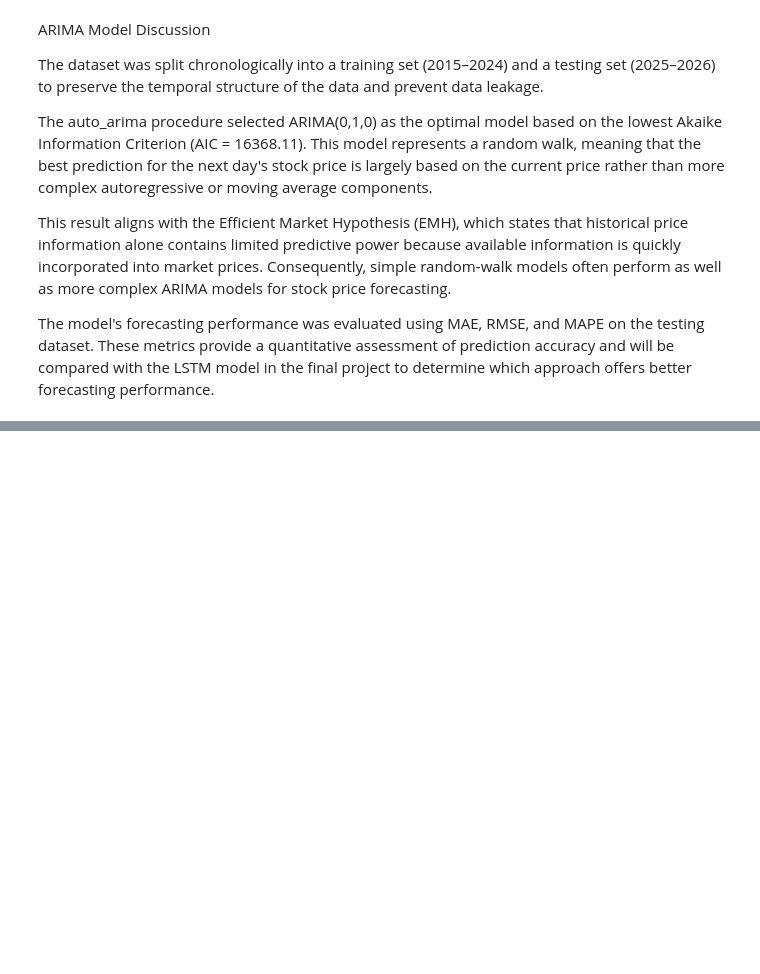
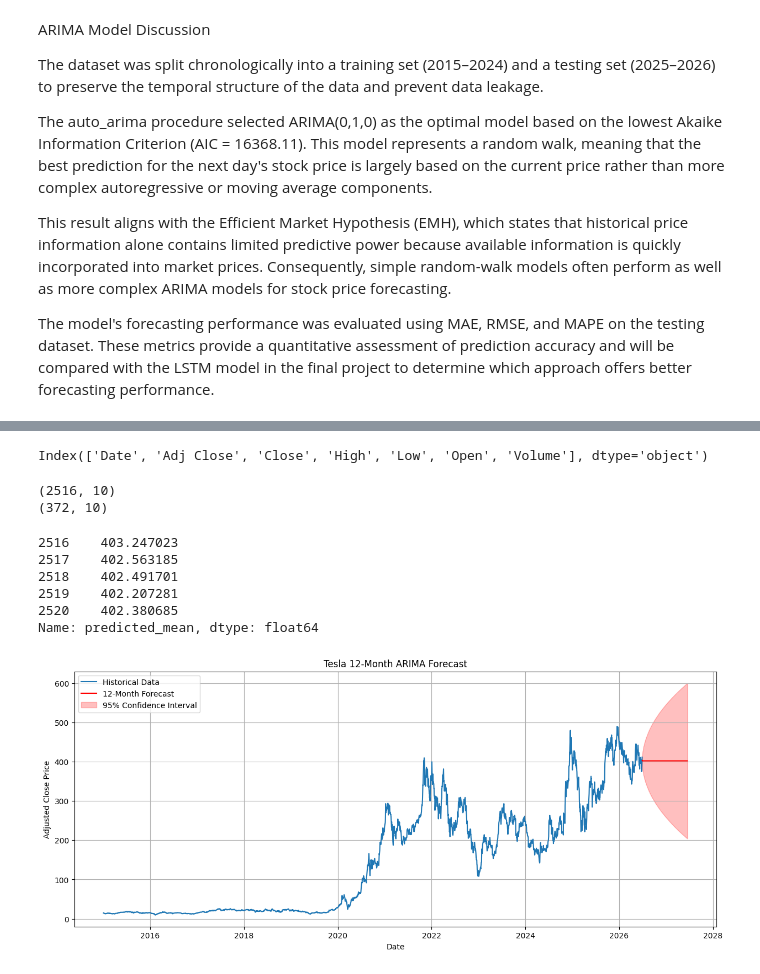
Before and after one commit to MahletBizunehBekele/portfolio-optimization, a Jupyter notebook: notebooks/01_data_preprocessing_and_eda.ipynb, the cells around one changed output, grey strips where cells are left out. Saved outputs shown, nothing was run; the diff lists cells and outputs as text; code cells hidden in the pictures; blank space fills up the shorter version.

Commit message:
Complete portfolio optimization project with ARIMA forecasting

```diff
--- a/notebooks/01_data_preprocessing_and_eda.ipynb
+++ b/notebooks/01_data_preprocessing_and_eda.ipynb
@@ -371,0 +442,8 @@ The model's forecasting performance was evaluated using MAE, RMSE, and MAPE on t
+# %%
+tsla.columns = [col[0] for col in tsla.columns]
+spy.columns = [col[0] for col in spy.columns]
+bnd.columns = [col[0] for col in bnd.columns]
+
+print(tsla.columns)
+# %% [output]
+Index(['Date', 'Adj Close', 'Close', 'High', 'Low', 'Open', 'Volume'], dtype='object')
@@ -371,0 +472,69 @@ The model's forecasting performance was evaluated using MAE, RMSE, and MAPE on t
+# %%
+train, test = train_test_split_time_series(tsla)
+
+print(train.shape)
+print(test.shape)
+# %% [output]
+(2516, 10)
+(372, 10)
+# %%
+model = fit_arima(
+    train["Adj Close"],
+    order=(5,1,0)
+)
+# %%
+future_results = model.get_forecast(steps=252)
+
+future_mean = future_results.predicted_mean
+
+future_ci = future_results.conf_int()
+
+future_mean.head()
+# %% [output]
+2516    403.247023
+2517    402.563185
+2518    402.491701
+2519    402.207281
+2520    402.380685
+Name: predicted_mean, dtype: float64
+# %%
+future_dates = pd.bdate_range(
+    start=tsla["Date"].iloc[-1] + pd.Timedelta(days=1),
+    periods=252
+)
+# %%
+import matplotlib.pyplot as plt
+
+plt.figure(figsize=(15,6))
+
+plt.plot(
+    tsla["Date"],
+    tsla["Adj Close"],
+    label="Historical Data"
+)
+
+plt.plot(
+    future_dates,
+    future_mean,
+    color="red",
+    label="12-Month Forecast"
+)
+
+plt.fill_between(
+    future_dates,
+    future_ci.iloc[:,0],
+    future_ci.iloc[:,1],
+    alpha=0.25,
+    color="red",
+    label="95% Confidence Interval"
+)
+
+plt.title("Tesla 12-Month ARIMA Forecast")
+plt.xlabel("Date")
+plt.ylabel("Adjusted Close Price")
+plt.legend()
+plt.grid(True)
+
+plt.show()
+# %% [output]
+[figure, added]
```
Also changed, not shown: parts of 29 cells of this notebook, 3 other files.
